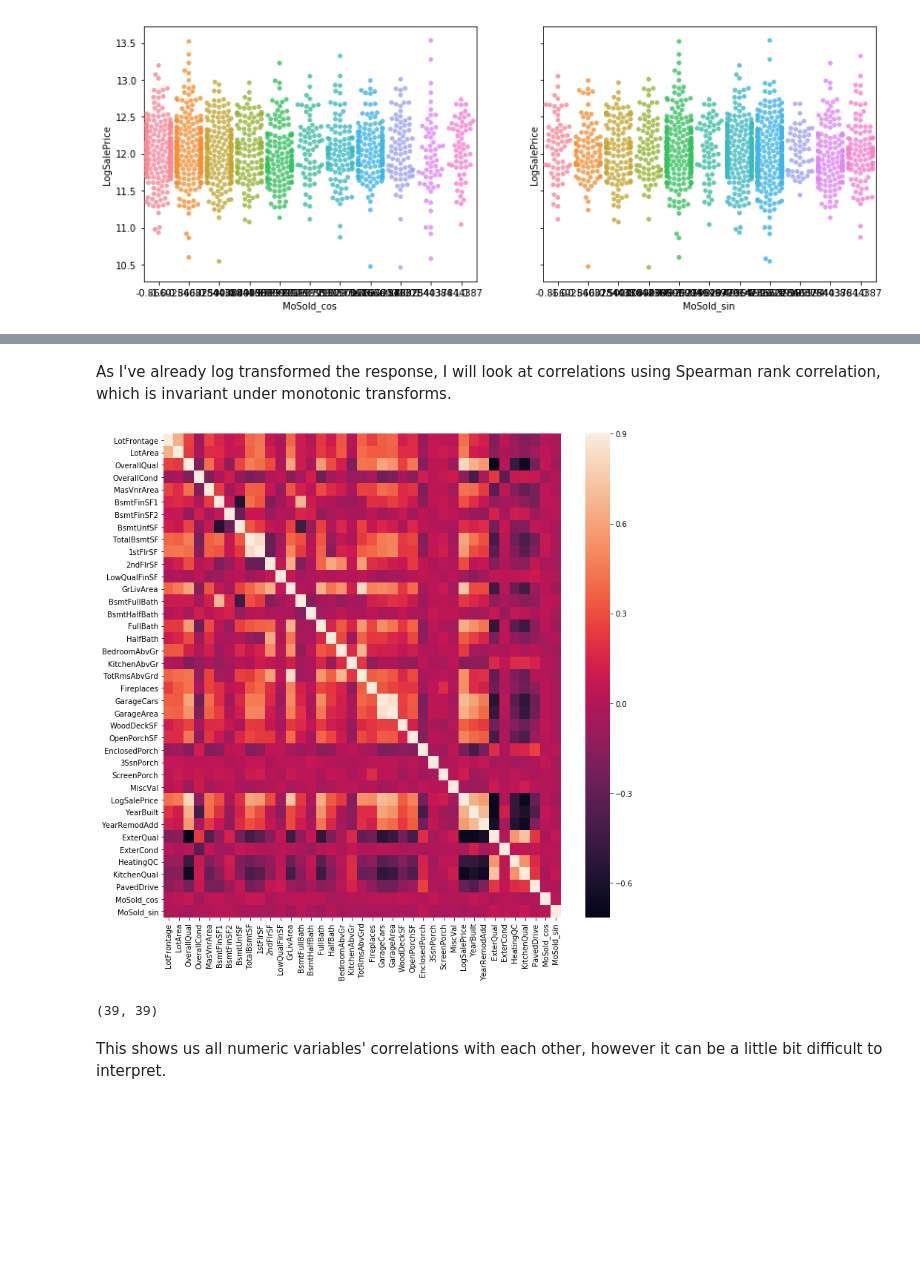
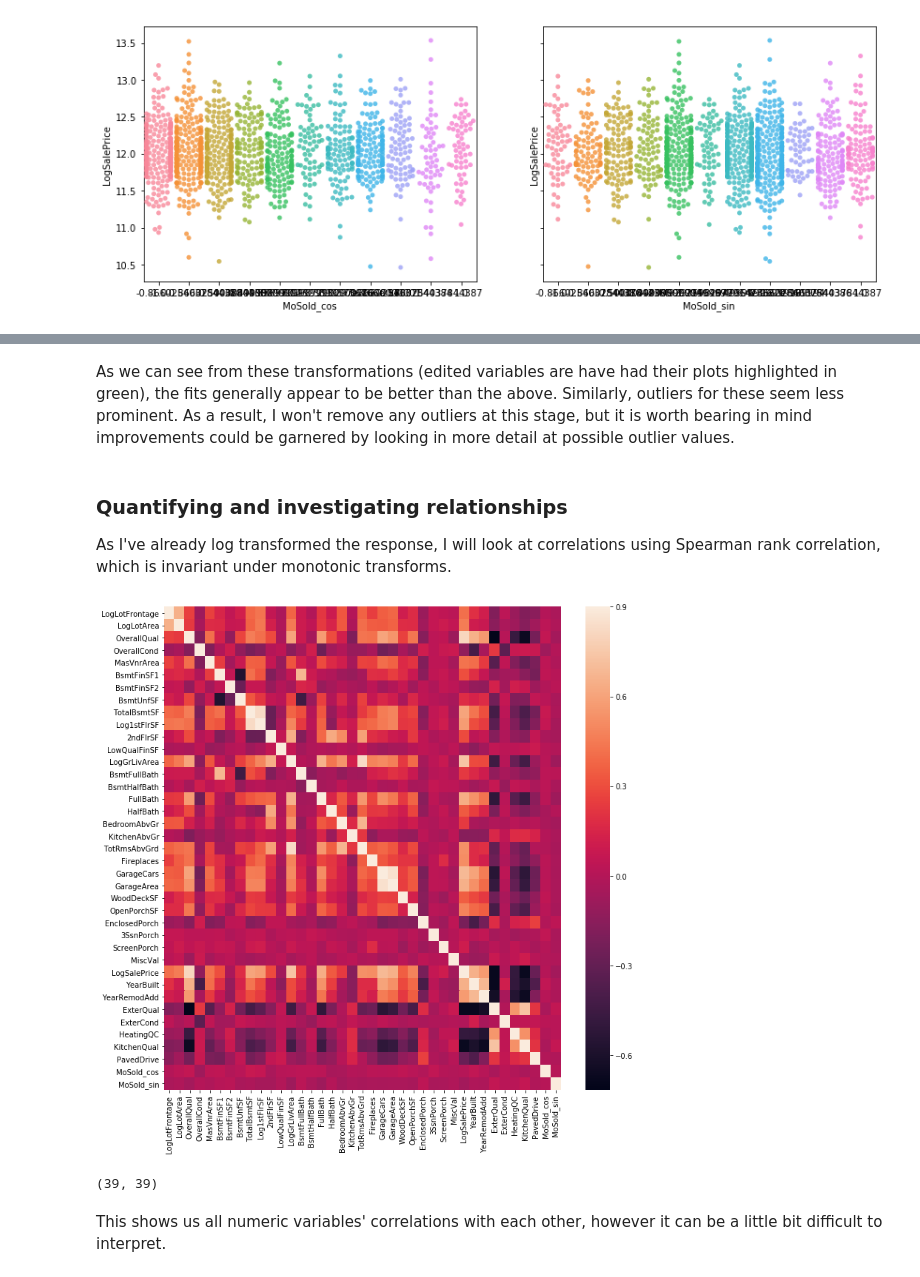
Before and after one commit to Hazzais/house_prices, a Jupyter notebook: House_price_prediction.ipynb, the cells around one changed output, grey strips where cells are left out. Saved outputs shown, nothing was run; the diff lists cells and outputs as text; code cells hidden in the pictures; blank space fills up the shorter version.

Commit message:
Improved numeric variable analysis section

```diff
--- a/House_price_prediction.ipynb
+++ b/House_price_prediction.ipynb
@@ -466,0 +614,8 @@ initial_test.drop(columns=['MoSold'], inplace=True)
+# %%
+initial_train['LogLotFrontage'] = np.log(initial_train['LotFrontage'])
+initial_train['LogGrLivArea'] = np.log(initial_train['GrLivArea'])
+initial_train['LogLotArea'] = np.log(initial_train['LotArea'])
+initial_train['Log1stFlrSF'] = np.log(initial_train['1stFlrSF'])
+
+new_numeric_cols = [var if var not in ['LotFrontage', 'GrLivArea', 'LotArea', '1stFlrSF'] else 'Log' + var
+                       for var in remaining_num_cols]
@@ -466,0 +683,2 @@ initial_test.drop(columns=['MoSold'], inplace=True)
+# %% [markdown]
+As we can see from these transformations (edited variables are have had their plots highlighted in green), the fits generally appear to be better than the above. Similarly, outliers for these seem less prominent. As a result, I won't remove any outliers at this stage, but it is worth bearing in mind improvements could be garnered by looking in more detail at possible outlier values.
@@ -467,14 +690,15 @@ initial_test.drop(columns=['MoSold'], inplace=True)
 # %% [markdown]
+### Quantifying and investigating relationships
 As I've already log transformed the response, I will look at correlations using Spearman rank correlation, which is invariant under monotonic transforms.
 # %%
 fig = plt.figure(figsize=(12,12))
-correlation_matrix = initial_train[remaining_num_cols].corr(method='spearman')
+correlation_matrix = initial_train[new_numeric_cols].corr(method='spearman')
 sns.heatmap(correlation_matrix, vmax=0.9)
 plt.show()
 correlation_matrix.head()
 print(correlation_matrix.shape)
 # %% [output]
-[figure, old version]
+[figure, new version]
 (39, 39)
 # %% [markdown]
 This shows us all numeric variables' correlations with each other, however it can be a little bit difficult to interpret.
```
Also changed, not shown: parts of 73 cells of this notebook.
